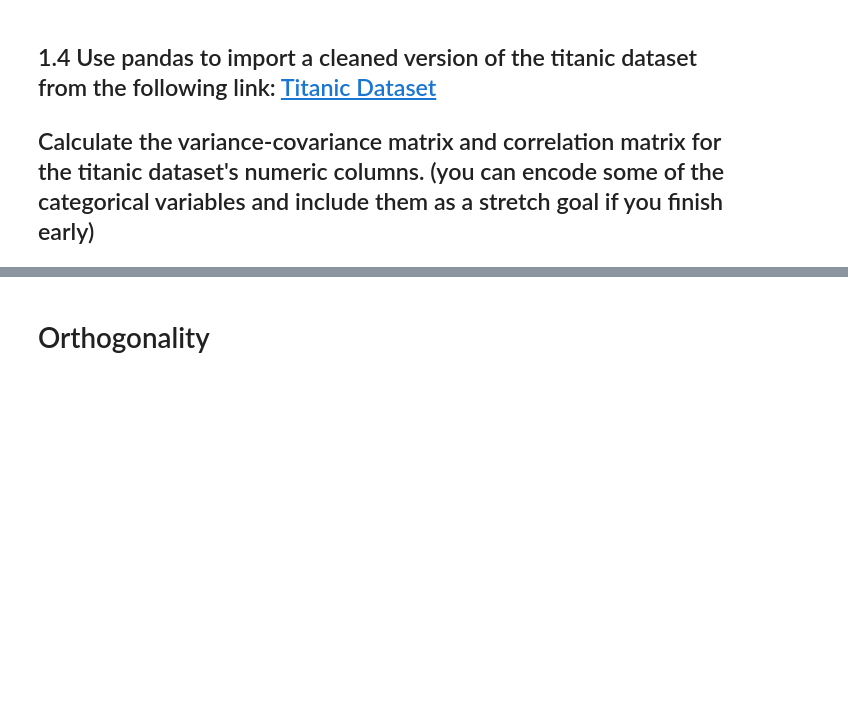
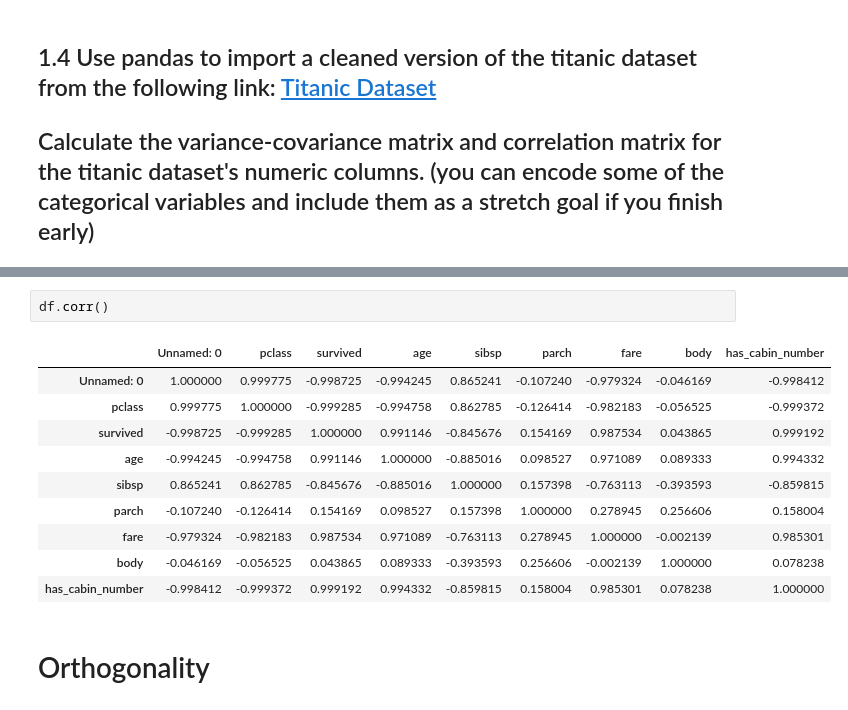
Before and after one commit to IvanCampos11/DS-Unit-1-Sprint-3-Linear-Algebra, a Jupyter notebook: module2-intermediate-linear-algebra/LS_DS_132_Intermediate_Linear_Algebra_Assignment.ipynb, the cells around one changed output, grey strips where cells are left out. Cells and saved outputs as stored; diff of their text form; blank space fills up the shorter version.

```diff
--- a/module2-intermediate-linear-algebra/LS_DS_132_Intermediate_Linear_Algebra_Assignment.ipynb
+++ b/module2-intermediate-linear-algebra/LS_DS_132_Intermediate_Linear_Algebra_Assignment.ipynb
@@ -71,3 +71,16 @@ df
+# %%
+df.corr()
+# %% [output]
+|  | Unnamed: 0 | pclass | survived | age | sibsp | parch | fare | body | has_cabin_number |
+| Unnamed: 0 | 1.000000 | 0.999775 | -0.998725 | -0.994245 | 0.865241 | -0.107240 | -0.979324 | -0.046169 | -0.998412 |
+| pclass | 0.999775 | 1.000000 | -0.999285 | -0.994758 | 0.862785 | -0.126414 | -0.982183 | -0.056525 | -0.999372 |
+| survived | -0.998725 | -0.999285 | 1.000000 | 0.991146 | -0.845676 | 0.154169 | 0.987534 | 0.043865 | 0.999192 |
+| age | -0.994245 | -0.994758 | 0.991146 | 1.000000 | -0.885016 | 0.098527 | 0.971089 | 0.089333 | 0.994332 |
+| sibsp | 0.865241 | 0.862785 | -0.845676 | -0.885016 | 1.000000 | 0.157398 | -0.763113 | -0.393593 | -0.859815 |
+| parch | -0.107240 | -0.126414 | 0.154169 | 0.098527 | 0.157398 | 1.000000 | 0.278945 | 0.256606 | 0.158004 |
+| fare | -0.979324 | -0.982183 | 0.987534 | 0.971089 | -0.763113 | 0.278945 | 1.000000 | -0.002139 | 0.985301 |
+| body | -0.046169 | -0.056525 | 0.043865 | 0.089333 | -0.393593 | 0.256606 | -0.002139 | 1.000000 | 0.078238 |
+| has_cabin_number | -0.998412 | -0.999372 | 0.999192 | 0.994332 | -0.859815 | 0.158004 | 0.985301 | 0.078238 | 1.000000 |
 # %% [markdown]
 # Orthogonality
 # %% [markdown]
```
Also changed, not shown: parts of 2 cells of this notebook.
